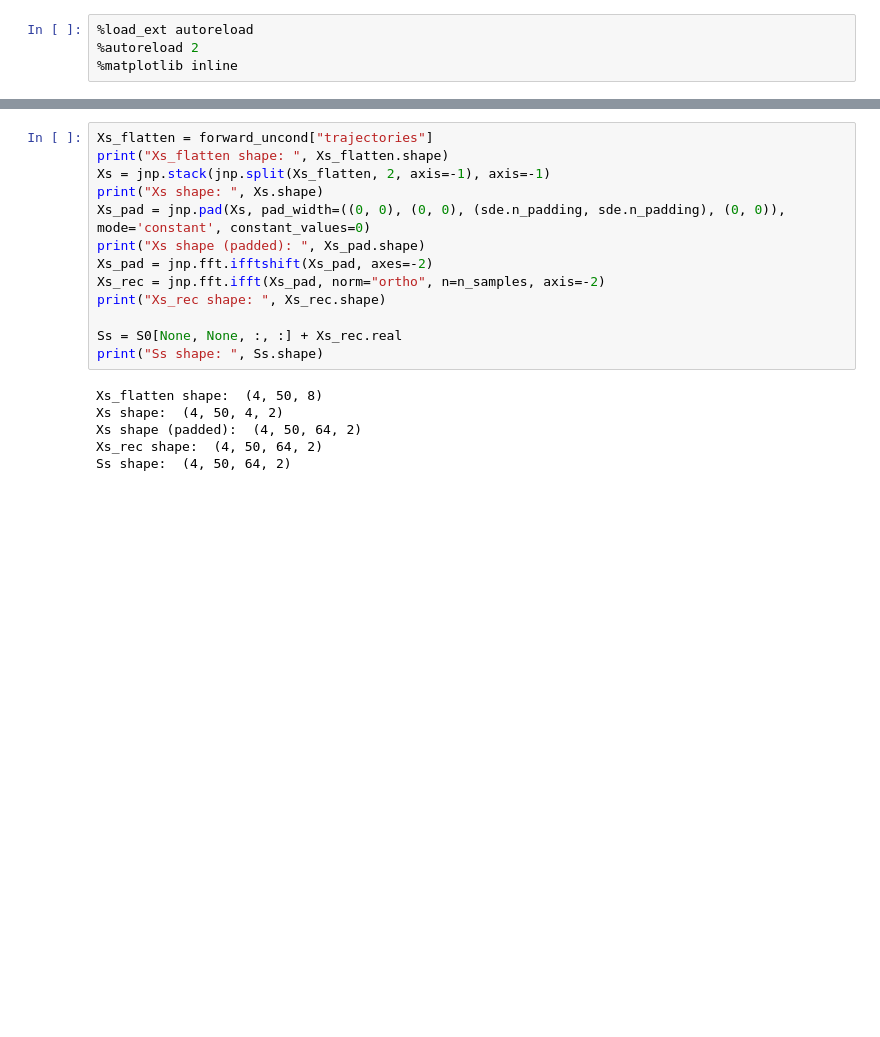
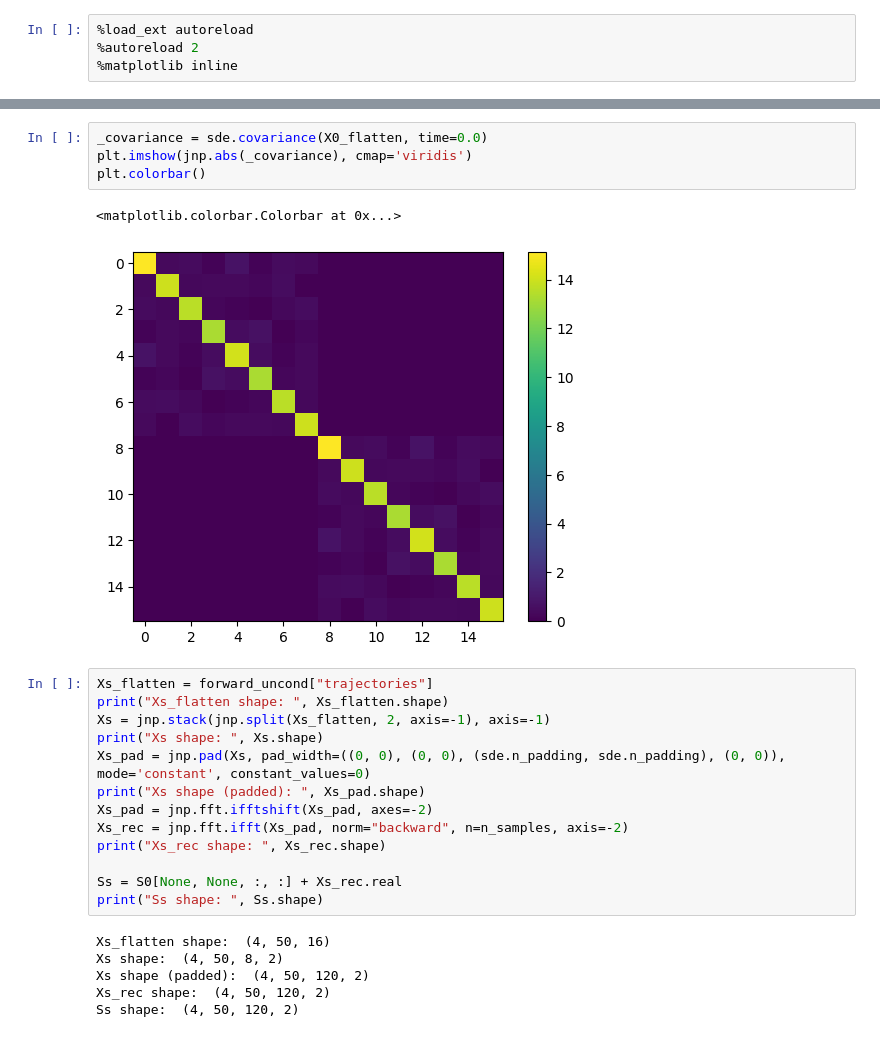
Before and after one commit to libbylbaker/infsdebridge, a Jupyter notebook: sdebridge/notebooks/Cond_QFourier_SM.ipynb, the cells around one changed output, grey strips where cells are left out. Saved outputs shown, nothing was run; the diff lists cells and outputs as text; blank space fills up the shorter version.

```diff
--- a/sdebridge/notebooks/Cond_QFourier_SM.ipynb
+++ b/sdebridge/notebooks/Cond_QFourier_SM.ipynb
@@ -109,3 +98,10 @@ XT_flatten shape:  (8,)
+# %%
+_covariance = sde.covariance(X0_flatten, time=0.0)
+plt.imshow(jnp.abs(_covariance), cmap='viridis')
+plt.colorbar()
+# %% [output]
+<matplotlib.colorbar.Colorbar at 0x...>
+[figure, added]
 # %%
 Xs_flatten = forward_uncond["trajectories"]
 print("Xs_flatten shape: ", Xs_flatten.shape)
@@ -114,17 +110,17 @@ print("Xs shape: ", Xs.shape)
 Xs_pad = jnp.pad(Xs, pad_width=((0, 0), (0, 0), (sde.n_padding, sde.n_padding), (0, 0)), mode='constant', constant_values=0)
 print("Xs shape (padded): ", Xs_pad.shape)
 Xs_pad = jnp.fft.ifftshift(Xs_pad, axes=-2)
-Xs_rec = jnp.fft.ifft(Xs_pad, norm="ortho", n=n_samples, axis=-2)
+Xs_rec = jnp.fft.ifft(Xs_pad, norm="backward", n=n_samples, axis=-2)
 print("Xs_rec shape: ", Xs_rec.shape)
 
 Ss = S0[None, None, :, :] + Xs_rec.real
 print("Ss shape: ", Ss.shape)
 # %% [output]
-Xs_flatten shape:  (4, 50, 8)
-Xs shape:  (4, 50, 4, 2)
-Xs shape (padded):  (4, 50, 64, 2)
-Xs_rec shape:  (4, 50, 64, 2)
-Ss shape:  (4, 50, 64, 2)
+Xs_flatten shape:  (4, 50, 16)
+Xs shape:  (4, 50, 8, 2)
+Xs shape (padded):  (4, 50, 120, 2)
+Xs_rec shape:  (4, 50, 120, 2)
+Ss shape:  (4, 50, 120, 2)
 # %%
 sample_idx = 3
 # get the colormap
```
Also changed, not shown: parts of 18 cells of this notebook, 7 other files.
